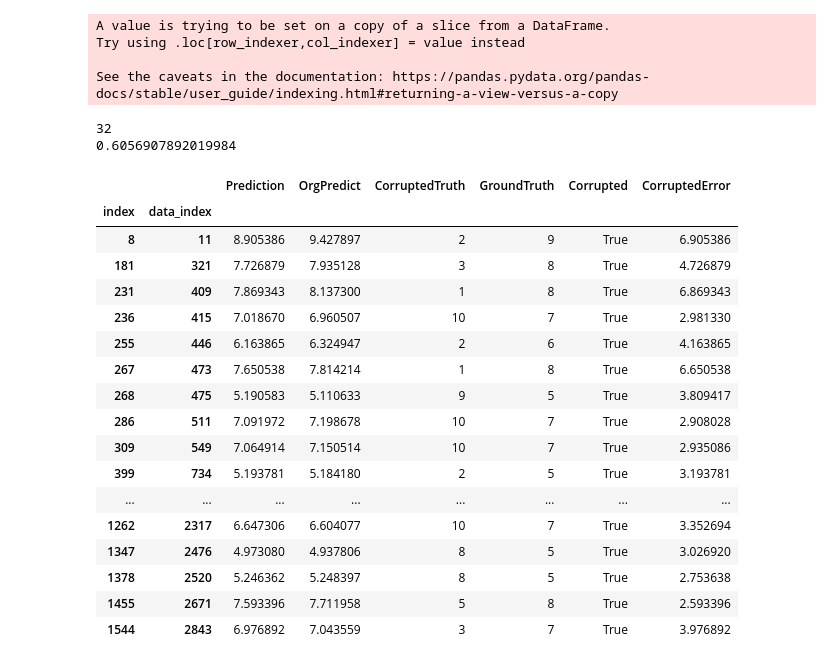
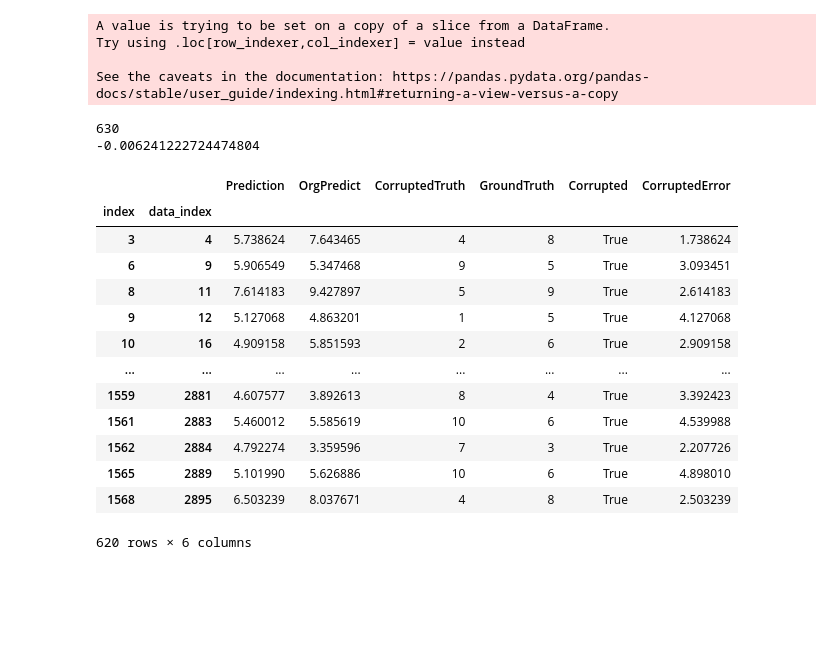
Before and after one commit to ngqhung0912/Research-Database-IR, a Jupyter notebook: data-corruption.ipynb, the cells around one changed output. Cells and saved outputs as stored; diff of their text form; code cells hidden in the pictures; blank space fills up the shorter version.

```diff
--- a/data-corruption.ipynb
+++ b/data-corruption.ipynb
@@ -69,7 +67,7 @@ Corrupt OverallQual on data_correct dataframe.
 """
 corruption_list = []
 old_new_value = OrderedDict()
-OverallQual_sample_fraction = 0.02
+OverallQual_sample_fraction = 0.4
 
 data_to_corrupt = data_correct.copy()
 
@@ -77,7 +75,7 @@ corruption_index_list = sorted(data_to_corrupt.sample(frac = OverallQual_sample_
 for i in corruption_index_list:
     old = data_to_corrupt.loc[i, 'OverallQual']
     new = np.random.randint(1, 11, 1)[0]
-    while abs(old - new) < 3:
+    while abs(old - new) != 4:
         new = np.random.randint(1, 11, 1)[0]
     data_to_corrupt.loc[i, 'OverallQual'] = new
     corruption_list.append(i)
@@ -93,36 +91,32 @@ ridge_corrupt = RidgeCV()
 ridge_corrupt.fit(X_train_cor, y_train_cor)
 print(ridge_corrupt.score(X_test_cor, y_test_cor))
 # %% [output]
-32
-0.6056907892019984
+630
+-0.006241222724474804
 # %%
 y_corrupted_score = get_score(ridge_corrupt, X_corrupted, y_corrupted)
 y_corrupted_doubt = get_doubtful_values(y_corrupted_score)
 y_corrupted_doubt = y_corrupted_doubt.rename(columns={'GroundTruth' : 'CorruptedTruth', 'AbsoluteError': 'CorruptedError'})
 y_corrupted_doubt['GroundTruth'] = y_corrupted_doubt.index.get_level_values(1).map(y[y_corrupted_doubt.index.get_level_values(1)])
 y_corrupted_doubt['Corrupted'] = y_corrupted_doubt['GroundTruth'] != y_corrupted_doubt['CorruptedTruth']
 y_corrupted_doubt['OrgPredict'] = y_corrupted_doubt.index.get_level_values(1).map(y_score.loc[y_corrupted_doubt.index.get_level_values(1)]['Prediction'])
 y_corrupted_doubt = y_corrupted_doubt[['Prediction', 'OrgPredict', 'CorruptedTruth', 'GroundTruth', 'Corrupted', 'CorruptedError']]
-y_corrupted_doubt
+y_corrupted_doubt[y_corrupted_doubt['Corrupted'] == True]
 # %% [output]
 |  |  | Prediction | OrgPredict | CorruptedTruth | GroundTruth | Corrupted | CorruptedError |
 | index | data_index |  |  |  |  |  |  |
-| 8 | 11 | 8.905386 | 9.427897 | 2 | 9 | True | 6.905386 |
-| 181 | 321 | 7.726879 | 7.935128 | 3 | 8 | True | 4.726879 |
-| 231 | 409 | 7.869343 | 8.137300 | 1 | 8 | True | 6.869343 |
-| 236 | 415 | 7.018670 | 6.960507 | 10 | 7 | True | 2.981330 |
-| 255 | 446 | 6.163865 | 6.324947 | 2 | 6 | True | 4.163865 |
-| 267 | 473 | 7.650538 | 7.814214 | 1 | 8 | True | 6.650538 |
-| 268 | 475 | 5.190583 | 5.110633 | 9 | 5 | True | 3.809417 |
-| 286 | 511 | 7.091972 | 7.198678 | 10 | 7 | True | 2.908028 |
-| 309 | 549 | 7.064914 | 7.150514 | 10 | 7 | True | 2.935086 |
-| 399 | 734 | 5.193781 | 5.184180 | 2 | 5 | True | 3.193781 |
+| 3 | 4 | 5.738624 | 7.643465 | 4 | 8 | True | 1.738624 |
+| 6 | 9 | 5.906549 | 5.347468 | 9 | 5 | True | 3.093451 |
+| 8 | 11 | 7.614183 | 9.427897 | 5 | 9 | True | 2.614183 |
+| 9 | 12 | 5.127068 | 4.863201 | 1 | 5 | True | 4.127068 |
+| 10 | 16 | 4.909158 | 5.851593 | 2 | 6 | True | 2.909158 |
 | ... | ... | ... | ... | ... | ... | ... | ... |
-| 1262 | 2317 | 6.647306 | 6.604077 | 10 | 7 | True | 3.352694 |
-| 1347 | 2476 | 4.973080 | 4.937806 | 8 | 5 | True | 3.026920 |
-| 1378 | 2520 | 5.246362 | 5.248397 | 8 | 5 | True | 2.753638 |
-| 1455 | 2671 | 7.593396 | 7.711958 | 5 | 8 | True | 2.593396 |
-| 1544 | 2843 | 6.976892 | 7.043559 | 3 | 7 | True | 3.976892 |
+| 1559 | 2881 | 4.607577 | 3.892613 | 8 | 4 | True | 3.392423 |
+| 1561 | 2883 | 5.460012 | 5.585619 | 10 | 6 | True | 4.539988 |
+| 1562 | 2884 | 4.792274 | 3.359596 | 7 | 3 | True | 2.207726 |
+| 1565 | 2889 | 5.101990 | 5.626886 | 10 | 6 | True | 4.898010 |
+| 1568 | 2895 | 6.503239 | 8.037671 | 4 | 8 | True | 2.503239 |
+620 rows × 6 columns
 # %%
 shap.initjs()
 explainer_corruption = shap.Explainer(ridge_corrupt, X_corrupted, algorithm="linear", seed=100)
```
Also changed, not shown: parts of 13 cells of this notebook, 5 other files.
